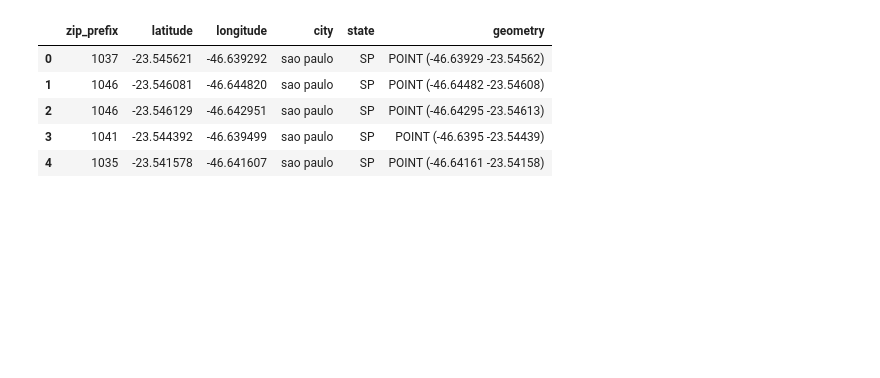
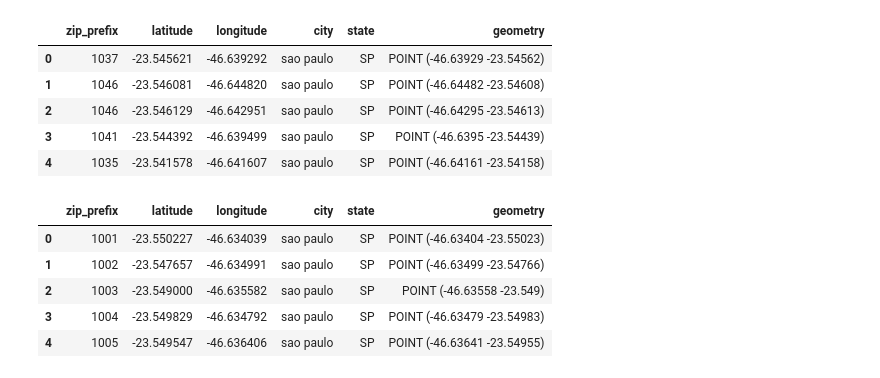
Before and after one commit to kealankuar/olist-analysis-dashboard-project, a Jupyter notebook: notebooks/geospatial_analysis.ipynb, the cells around one changed output. Cells and saved outputs as stored; diff of their text form; code cells hidden in the pictures; blank space fills up the shorter version.

```diff
--- a/notebooks/geospatial_analysis.ipynb
+++ b/notebooks/geospatial_analysis.ipynb
@@ -113,3 +118,24 @@ geolocation_gdf.head()
 | 2 | 1046 | -23.546129 | -46.642951 | sao paulo | SP | POINT (-46.64295 -23.54613) |
 | 3 | 1041 | -23.544392 | -46.639499 | sao paulo | SP | POINT (-46.6395 -23.54439) |
 | 4 | 1035 | -23.541578 | -46.641607 | sao paulo | SP | POINT (-46.64161 -23.54158) |
+# %%
+# Create geometry from aggregated latitude/longitude
+geometry_aggregated = [
+    Point(xy)
+    for xy in zip(aggregated_geolocation['longitude'], aggregated_geolocation['latitude'])
+]
+
+aggregated_geolocation_gdf = gpd.GeoDataFrame(
+    aggregated_geolocation,
+    crs="EPSG:4326",
+    geometry=geometry_aggregated
+)
+
+aggregated_geolocation_gdf.head()
+# %% [output]
+|  | zip_prefix | latitude | longitude | city | state | geometry |
+| 0 | 1001 | -23.550227 | -46.634039 | sao paulo | SP | POINT (-46.63404 -23.55023) |
+| 1 | 1002 | -23.547657 | -46.634991 | sao paulo | SP | POINT (-46.63499 -23.54766) |
+| 2 | 1003 | -23.549000 | -46.635582 | sao paulo | SP | POINT (-46.63558 -23.549) |
+| 3 | 1004 | -23.549829 | -46.634792 | sao paulo | SP | POINT (-46.63479 -23.54983) |
+| 4 | 1005 | -23.549547 | -46.636406 | sao paulo | SP | POINT (-46.63641 -23.54955) |
```
Also changed, not shown: parts of 8 cells of this notebook.
